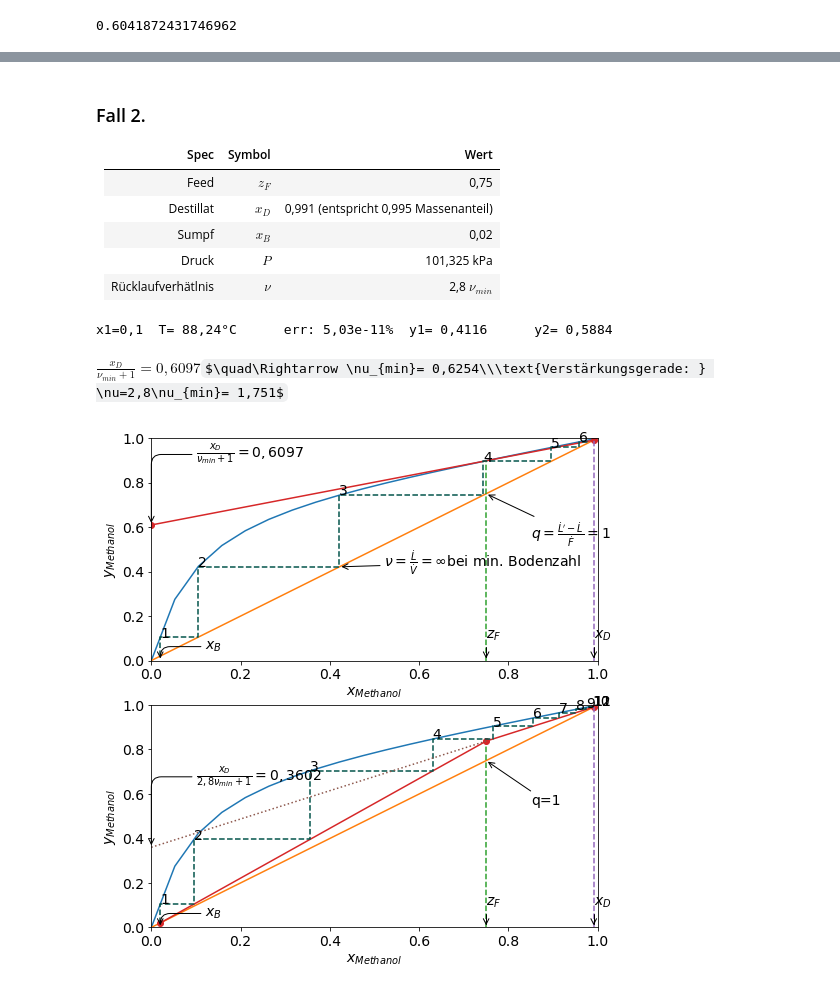
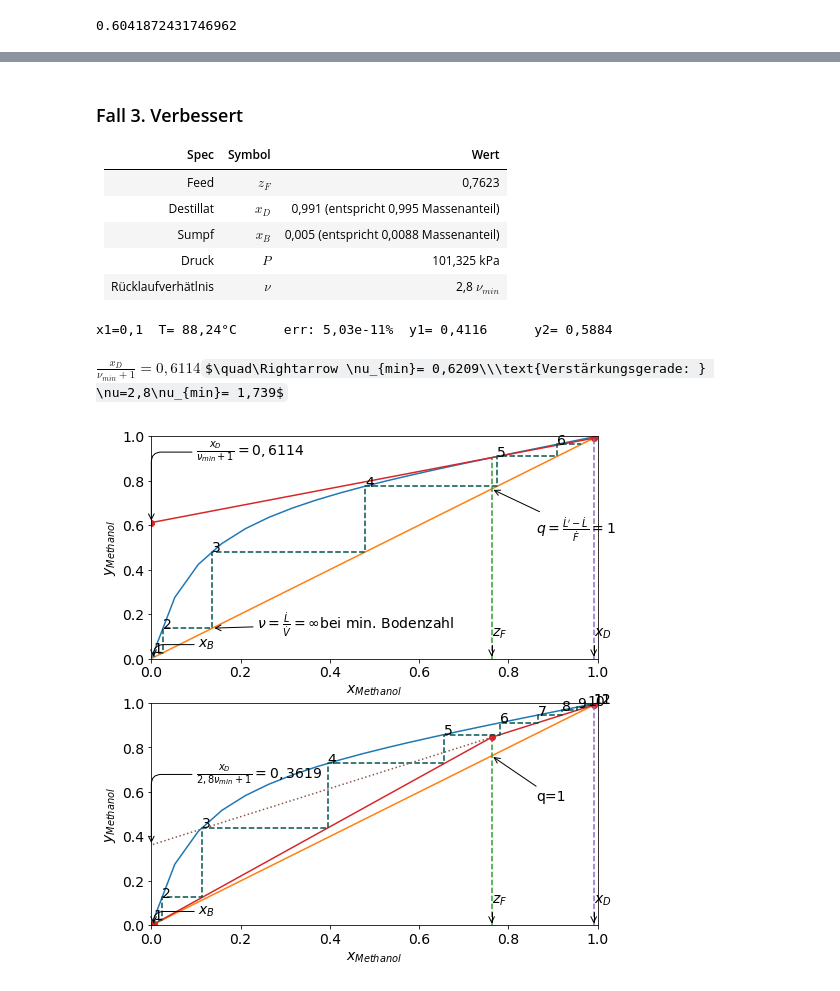
Before and after one commit to santiago-salas-v/walas, a Jupyter notebook: mccabe_thiele_wilson_meoh_h2o.ipynb, the cells around one changed output, grey strips where cells are left out. Cells and saved outputs as stored; diff of their text form; code cells hidden in the pictures; some formulas as TeX source.

```diff
--- a/mccabe_thiele_wilson_meoh_h2o.ipynb
+++ b/mccabe_thiele_wilson_meoh_h2o.ipynb
@@ -94,9 +94,9 @@ nu_min = x1d/b - 1
 # y = mx + b
 nu_arbeit = rlv_faktor * nu_min
 b_arbeit = x1d/(rlv_faktor * nu_min + 1)
-m_arbeit = (b_arbeit-x1d)/(0-x1d)
-
-
+m_arbeit = rlv_faktor * nu_min / (
+    rlv_faktor * nu_min + 1
+)
 
 # plot
 fig = plt.figure(1, figsize=[8,9])
@@ -239,11 +456,11 @@ $\frac{x_D}{\nu_{min}+1}=0,5252$$\quad\Rightarrow \nu_{min}= 0,8659\\\text{Verst
 # %% [markdown]
-### Fall 2.
+### Fall 3. Verbessert
 
 | Spec | Symbol | Wert |
 | - | - | - |
-| Feed | $z_F$ | 0,75 |
+| Feed | $z_F$ | 0,7623 |
 | Destillat | $x_D$ | 0,991 (entspricht 0,995 Massenanteil)|
-| Sumpf | $x_B$ | 0,02 |
+| Sumpf | $x_B$ | 0,005 (entspricht 0,0088 Massenanteil) |
 | Druck | $P$  | 101,325 kPa |
 | Rücklaufverhätlnis | $\nu$ | 2,8 $\nu_{min}$ |
 # %%
@@ -258,8 +475,8 @@ plt.rcParams['font.size'] = 14.0
 
 p = 101.325  # kPa
 x1d = 0.991
-x1b = 0.02
-z1f = 0.75
+x1b = 0.005
+z1f = 0.7623
 q = 1
 rlv_faktor = 2.8
 
@@ -326,9 +543,9 @@ nu_min = x1d/b - 1
 # y = mx + b
 nu_arbeit = rlv_faktor * nu_min
 b_arbeit = x1d/(rlv_faktor * nu_min + 1)
-m_arbeit = (b_arbeit-x1d)/(0-x1d)
-
-
+m_arbeit = rlv_faktor * nu_min / (
+    rlv_faktor * nu_min + 1
+)
 
 # plot
 fig = plt.figure(1, figsize=[8,9])
@@ -422,32 +639,32 @@ ax2.annotate(s=str_nu_arbeit, xy=[0,b_arbeit],
 x_stufen = [x1b]
 y_stufen = [x1b]
 x_boden = x1b
 for i in range(12):
     y_gleichgewicht = np.interp(x_boden, x1, y1)
     x_stufen.append(x_boden)
     y_stufen.append(y_gleichgewicht)
     ax2.text(x_boden, y_gleichgewicht ,str(i+1))
     x_boden = np.interp(y_gleichgewicht,
                         [x1b, z1f*m_arbeit+b_arbeit, x1d],
                         [x1b, z1f, x1d])
     x_stufen.append(x_boden)
     y_stufen.append(y_gleichgewicht)
 
 ax2.plot(x_stufen, y_stufen, '--',
         color='xkcd:dark blue green')
 ax2.plot([z1f, 0], [z1f*m_arbeit+b_arbeit, b_arbeit], ':')
 ax2.annotate(s='q=1',
             xy=[z1f, z1f],
             xytext=[z1f+0.1, z1f-0.2],
            arrowprops=dict(arrowstyle="->"))
 
 
 Latex(str_nu_min + r'$\quad\Rightarrow \nu_{min}= '+
       locale.format('%0.4g', nu_min) + r'\\'+
       r'\text{Verstärkungsgerade: } \nu='+
       locale.format('%0.2g', rlv_faktor)+r'\nu_{min}= '+
       locale.format('%0.4g', rlv_faktor*nu_min)+'$')
 # %% [output]
 x1=0,1  T= 88,24°C      err: 5,03e-11%  y1= 0,4116      y2= 0,5884
-$\frac{x_D}{\nu_{min}+1}=0,6097$$\quad\Rightarrow \nu_{min}= 0,6254\\\text{Verstärkungsgerade: } \nu=2,8\nu_{min}= 1,751$
+$\frac{x_D}{\nu_{min}+1}=0,6114$$\quad\Rightarrow \nu_{min}= 0,6209\\\text{Verstärkungsgerade: } \nu=2,8\nu_{min}= 1,739$
-[figure, old version]
+[figure, new version]
```
Also changed, not shown: parts of 2 cells of this notebook.
